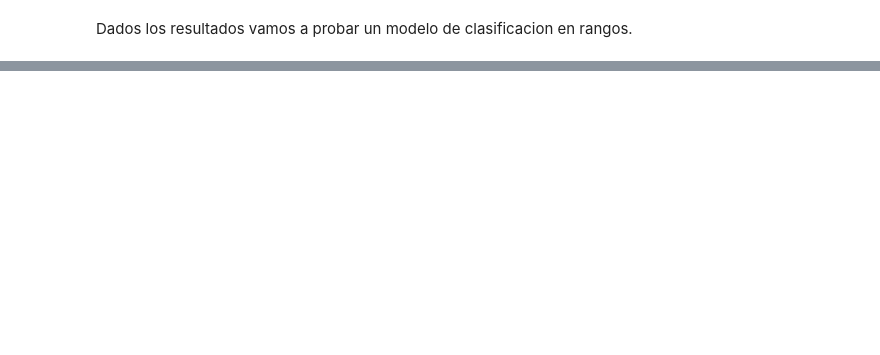
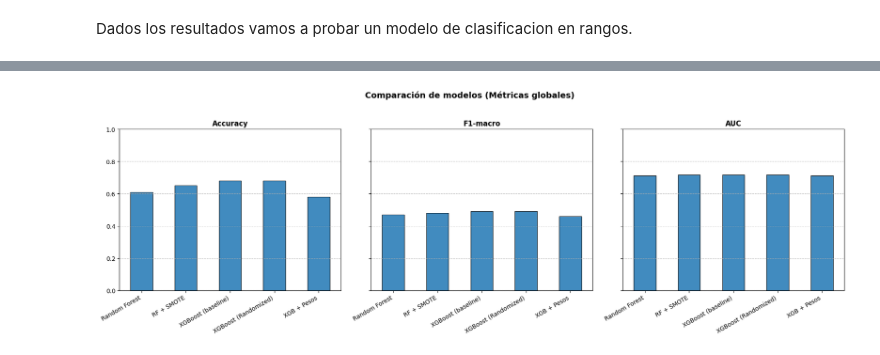
Before and after one commit to Jonolalde93/Proyectos_DS2025, a Jupyter notebook: Proyecto Fin de Modulo ML/notebooks/04.Modelo Predictivo 3.ipynb, the cells around one changed output, grey strips where cells are left out. Saved outputs shown, nothing was run; the diff lists cells and outputs as text; code cells hidden in the pictures; blank space fills up the shorter version.

```diff
--- a/Proyecto Fin de Modulo ML/notebooks/04.Modelo Predictivo 3.ipynb
+++ b/Proyecto Fin de Modulo ML/notebooks/04.Modelo Predictivo 3.ipynb
@@ -639,0 +849,87 @@ Classification report:
+# %%
+resultados = {
+    "Random Forest": {
+        "Accuracy": 0.61,
+        "F1-macro": 0.47,
+        "AUC": 0.7106,
+        "Recall_0": 0.68, "Precision_0": 0.79,
+        "Recall_1": 0.42, "Precision_1": 0.40,
+        "Recall_2": 0.62, "Precision_2": 0.16,
+        "QWK": 0.20
+    },
+    "RF + SMOTE": {
+        "Accuracy": 0.65,
+        "F1-macro": 0.48,
+        "AUC": 0.7167,
+        "Recall_0": 0.77, "Precision_0": 0.77,
+        "Recall_1": 0.36, "Precision_1": 0.46,
+        "Recall_2": 0.52, "Precision_2": 0.19,
+        "QWK": 0.26
+    },
+    "XGBoost (baseline)": {
+        "Accuracy": 0.68,
+        "F1-macro": 0.49,
+        "AUC": 0.7162,
+        "Recall_0": 0.85, "Precision_0": 0.76,
+        "Recall_1": 0.28, "Precision_1": 0.52,
+        "Recall_2": 0.42, "Precision_2": 0.22,
+        "QWK": 0.25
+    },
+    "XGBoost (Randomized)": {
+        "Accuracy": 0.68,
+        "F1-macro": 0.49,
+        "AUC": 0.7162,
+        "Recall_0": 0.85, "Precision_0": 0.76,
+        "Recall_1": 0.28, "Precision_1": 0.52,
+        "Recall_2": 0.42, "Precision_2": 0.22,
+        "QWK": 0.254
+    },
+    "XGB + Pesos": {
+        "Accuracy": 0.58,
+        "F1-macro": 0.46,
+        "AUC": 0.7129,
+        "Recall_0": 0.62, "Precision_0": 0.80,
+        "Recall_1": 0.48, "Precision_1": 0.40,
+        "Recall_2": 0.63, "Precision_2": 0.16,
+        "QWK": 0.23
+    }
+}
+df_resultados = pd.DataFrame(resultados).T
+metricas_globales = ["Accuracy", "F1-macro", "AUC"]
+
+fig, axes = plt.subplots(1, len(metricas_globales), figsize=(18, 6), sharey=True)
+for i, metrica in enumerate(metricas_globales):
+    df_resultados[metrica].plot(
+        kind="bar",
+        ax=axes[i],
+        alpha=0.85,
+        edgecolor="black"
+    )
+    axes[i].set_title(metrica, fontsize=12, fontweight="bold")
+    axes[i].set_ylim(0, 1)
+    axes[i].grid(axis="y", linestyle="--", alpha=0.7)
+    axes[i].set_xticklabels(df_resultados.index, rotation=30, ha="right")
+
+plt.suptitle("Comparación de modelos (Métricas globales)", fontsize=14, fontweight="bold")
+plt.tight_layout(rect=[0, 0, 1, 0.95])
+plt.show()
+
+clases = ["0", "1", "2"]
+for c in clases:
+    fig, ax = plt.subplots(1, 2, figsize=(12, 5), sharey=True)
+    df_resultados[[f"Recall_{c}"]].plot(kind="bar", ax=ax[0], color="#1f77b4", edgecolor="black", alpha=0.85)
+    df_resultados[[f"Precision_{c}"]].plot(kind="bar", ax=ax[1], color="#ff7f0e", edgecolor="black", alpha=0.85)
+
+    ax[0].set_title(f"Recall clase {c}", fontsize=12, fontweight="bold")
+    ax[1].set_title(f"Precision clase {c}", fontsize=12, fontweight="bold")
+
+    for a in ax:
+        a.set_ylim(0, 1)
+        a.grid(axis="y", linestyle="--", alpha=0.7)
+        a.set_xticklabels(df_resultados.index, rotation=30, ha="right")
+
+    plt.suptitle(f"Métricas por clase {c}", fontsize=14, fontweight="bold")
+    plt.tight_layout(rect=[0, 0, 1, 0.95])
+    plt.show()
+# %% [output]
+[figure, added]
```
Also changed, not shown: parts of 30 cells of this notebook, 20 other files.
